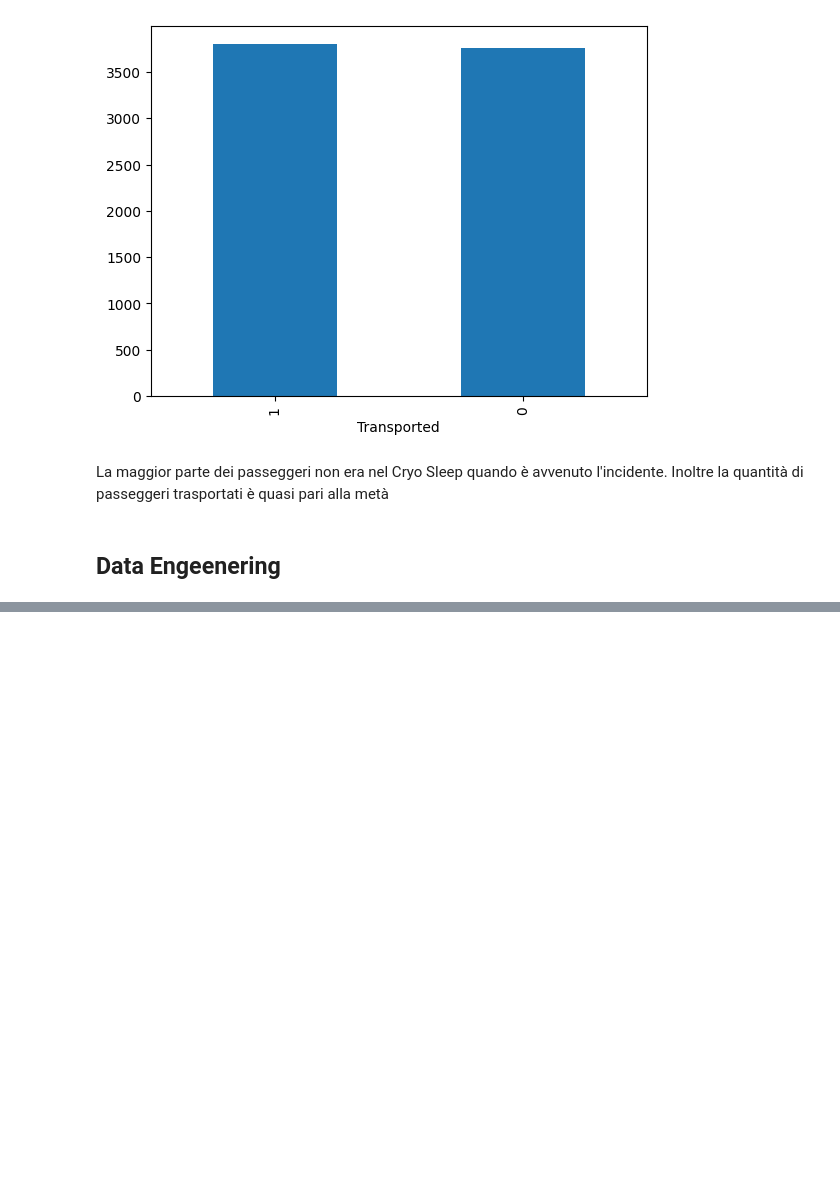
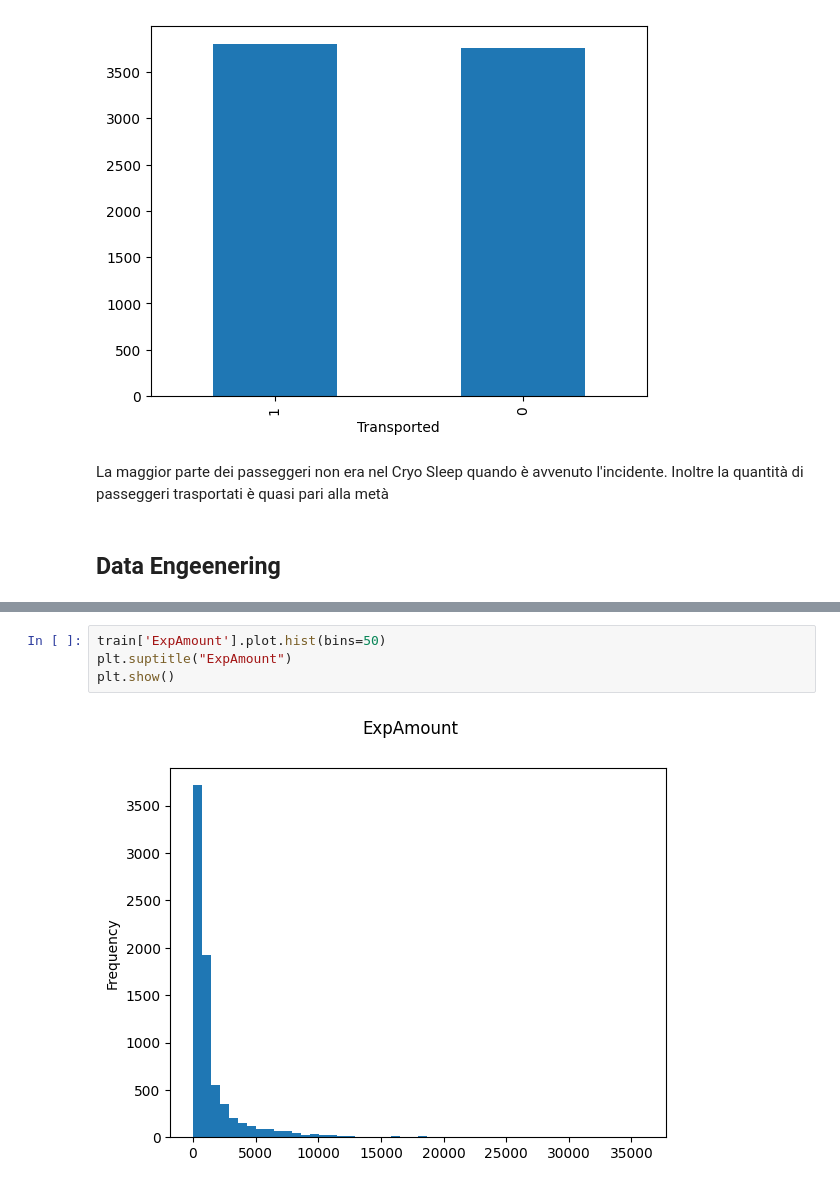
Before and after one commit to NickkGiannini/Kaggle_SpaceShipTitanic, a Jupyter notebook: spaceship-titanic.ipynb, the cells around one changed output, grey strips where cells are left out. Cells and saved outputs as stored; diff of their text form; blank space fills up the shorter version.

```diff
--- a/spaceship-titanic.ipynb
+++ b/spaceship-titanic.ipynb
@@ -202,0 +215,6 @@ train.head()
+# %%
+train['ExpAmount'].plot.hist(bins=50)
+plt.suptitle("ExpAmount")
+plt.show()
+# %% [output]
+[figure, added]
```
Also changed, not shown: parts of 28 cells of this notebook.
